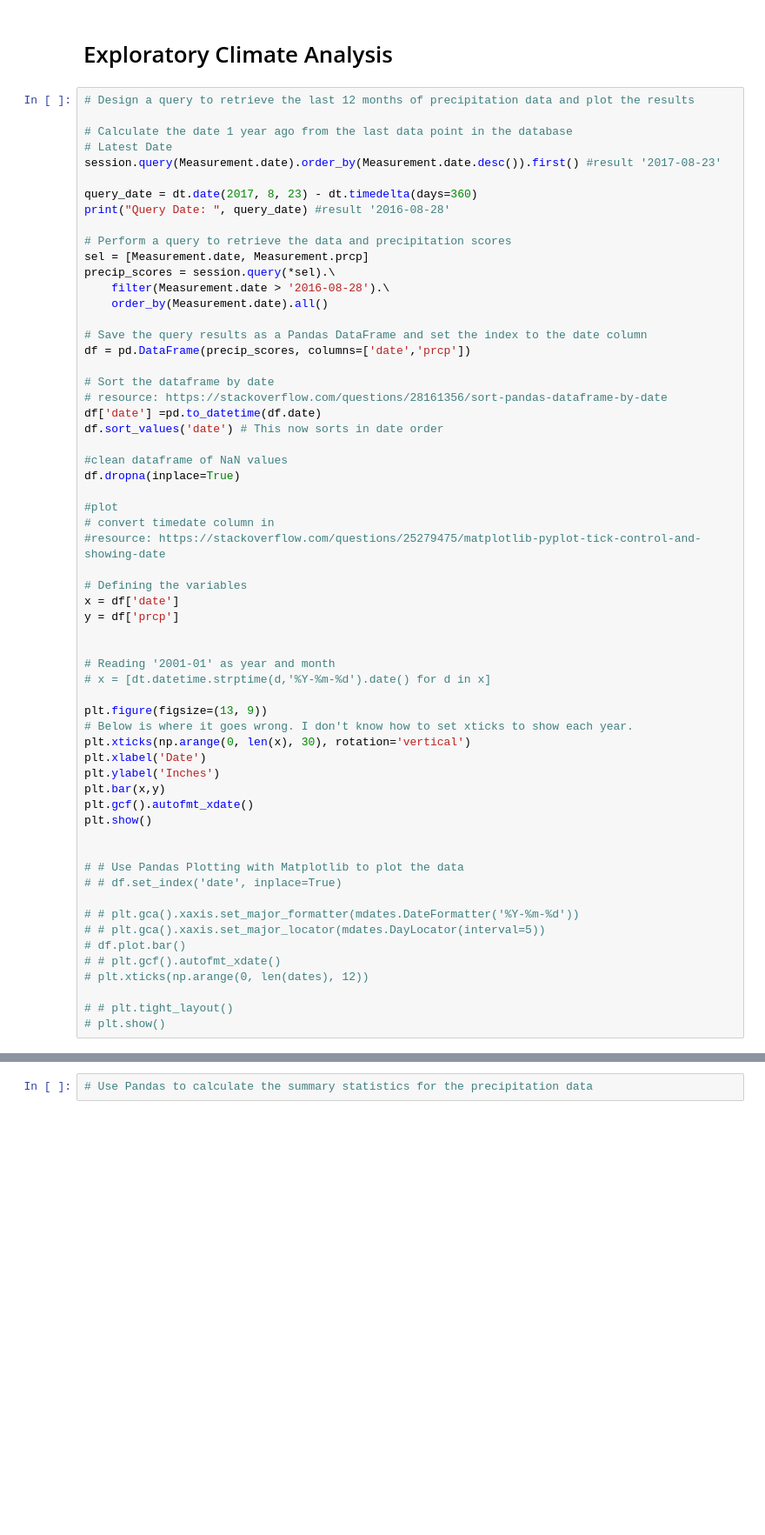
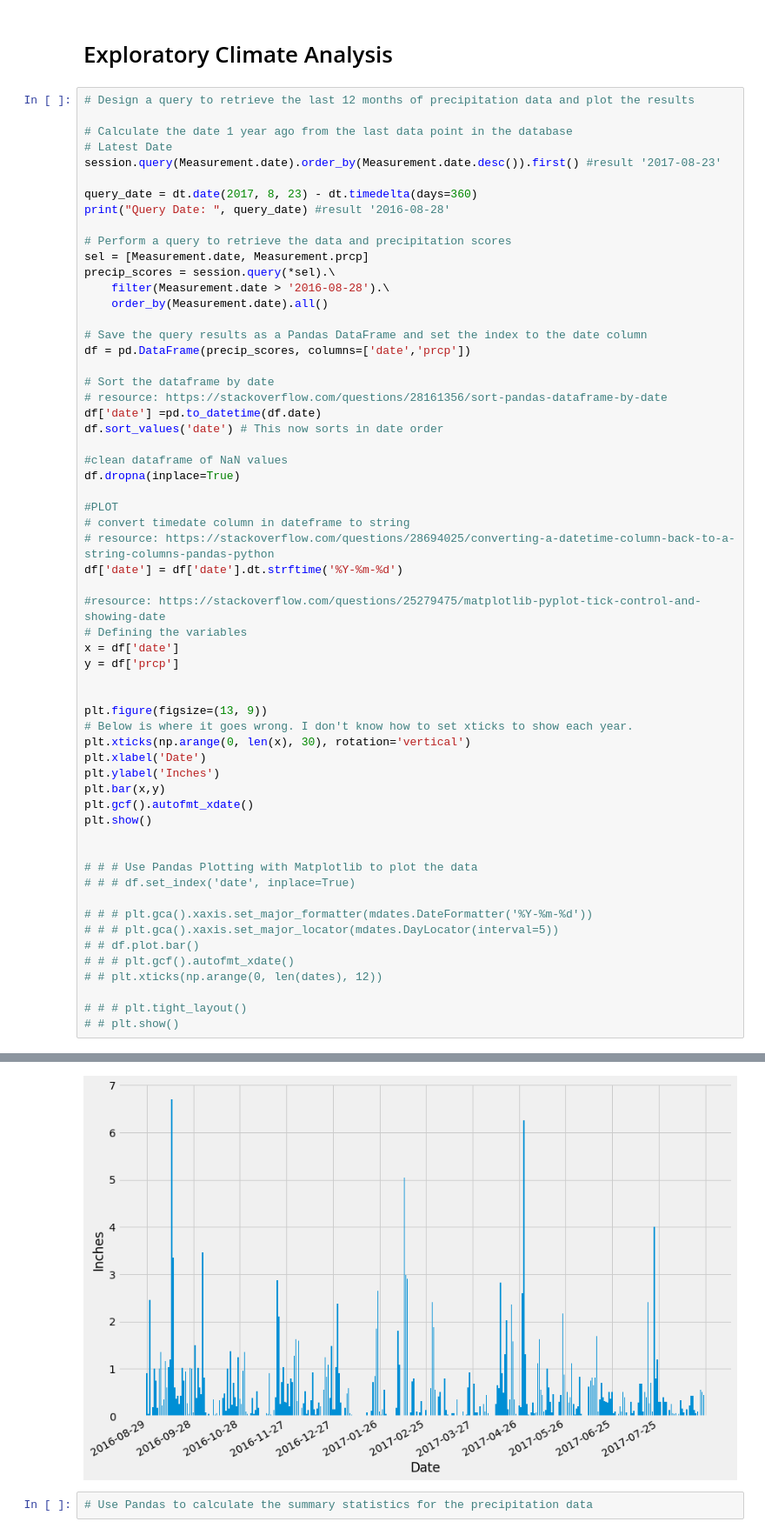
Before and after one commit to george-simon/sqlalchemy-challenge, a Jupyter notebook: climate_starter.ipynb, the cells around one changed output, grey strips where cells are left out. Shown: that part at 87% size. Saved outputs shown, nothing was run; the diff lists cells and outputs as text; blank space fills up the shorter version.

```diff
--- a/climate_starter.ipynb
+++ b/climate_starter.ipynb
@@ -108,17 +108,16 @@ df.sort_values('date') # This now sorts in date order
 #clean dataframe of NaN values
 df.dropna(inplace=True)
 
-#plot
-# convert timedate column in
+#PLOT
+# convert timedate column in dateframe to string
+# resource: https://stackoverflow.com/questions/28694025/converting-a-datetime-column-back-to-a-string-columns-pandas-python
+df['date'] = df['date'].dt.strftime('%Y-%m-%d')
+
 #resource: https://stackoverflow.com/questions/25279475/matplotlib-pyplot-tick-control-and-showing-date
-
 # Defining the variables
 x = df['date']
 y = df['prcp']
 
-
-# Reading '2001-01' as year and month
-# x = [dt.datetime.strptime(d,'%Y-%m-%d').date() for d in x]
 
 plt.figure(figsize=(13, 9))
 # Below is where it goes wrong. I don't know how to set xticks to show each year.
@@ -130,16 +129,16 @@ plt.gcf().autofmt_xdate()
 plt.show()
 
 
-# # Use Pandas Plotting with Matplotlib to plot the data
-# # df.set_index('date', inplace=True)
+# # # Use Pandas Plotting with Matplotlib to plot the data
+# # # df.set_index('date', inplace=True)
 
-# # plt.gca().xaxis.set_major_formatter(mdates.DateFormatter('%Y-%m-%d'))
-# # plt.gca().xaxis.set_major_locator(mdates.DayLocator(interval=5))
-# df.plot.bar()
-# # plt.gcf().autofmt_xdate()
-# plt.xticks(np.arange(0, len(dates), 12))
+# # # plt.gca().xaxis.set_major_formatter(mdates.DateFormatter('%Y-%m-%d'))
+# # # plt.gca().xaxis.set_major_locator(mdates.DayLocator(interval=5))
+# # df.plot.bar()
+# # # plt.gcf().autofmt_xdate()
+# # plt.xticks(np.arange(0, len(dates), 12))
 
-# # plt.tight_layout()
-# plt.show()
+# # # plt.tight_layout()
+# # plt.show()
 # %% [output]
 Query Date:  2016-08-28
@@ -155,3 +145,4 @@ memory usage: 46.5 KB
+[figure, added]
 # %%
 # Use Pandas to calculate the summary statistics for the precipitation data
 # %%
```
Also changed, not shown: parts of 1 cell of this notebook.
